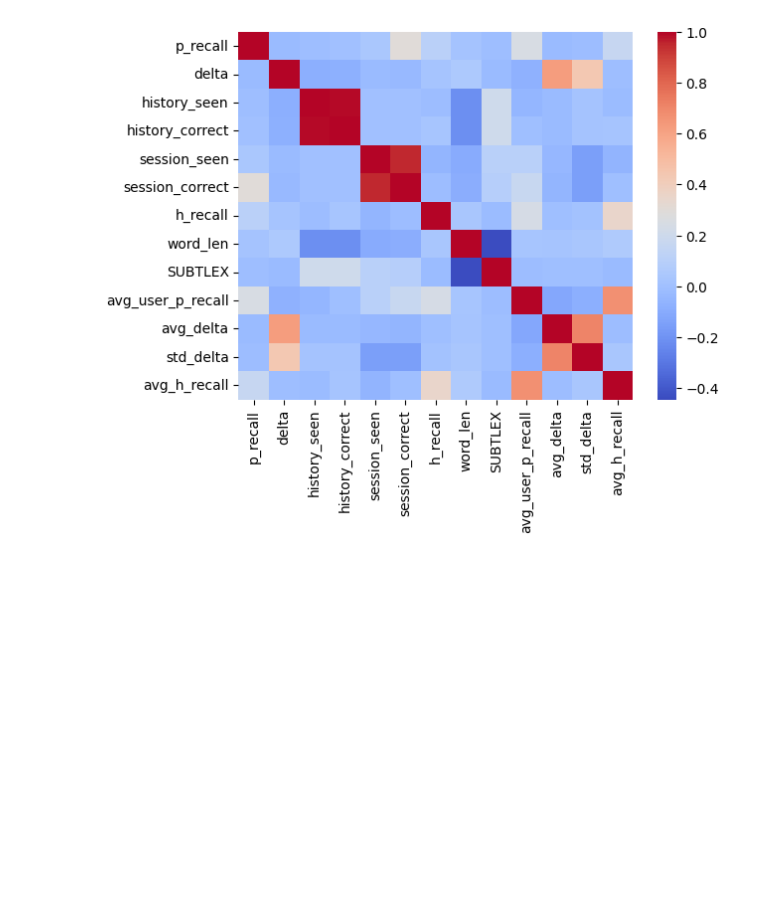
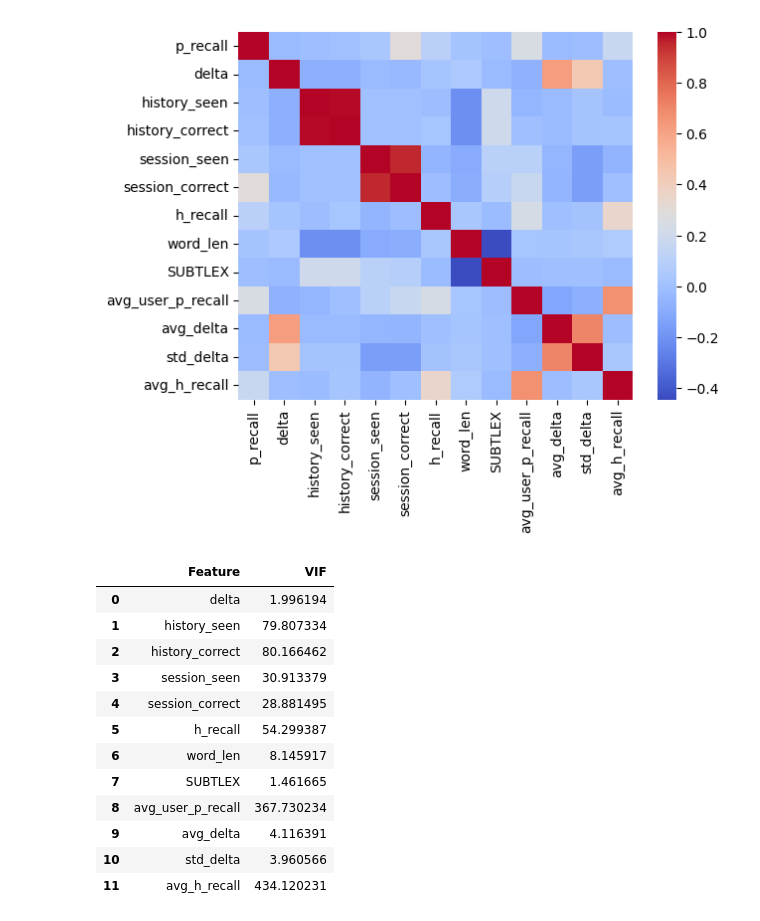
Before and after one commit to juliakubisa/spaced_repetition_algorithm, a Jupyter notebook: notebooks/baseline_models.ipynb, the cells around one changed output. Saved outputs shown, nothing was run; the diff lists cells and outputs as text; code cells hidden in the pictures; blank space fills up the shorter version.

```diff
--- a/notebooks/baseline_models.ipynb
+++ b/notebooks/baseline_models.ipynb
@@ -107,6 +108,8 @@ rare_threshold = 1000
 dff_1['tags_list'] = dff_1['tags_list'].apply(lambda x: x if tag_counts[x] > rare_threshold else 'rare')
 
 dff_1.drop(columns=['POS', 'person', 'number', 'gender', 'tense', 'def'], inplace=True)
+# %%
+dff_1.dropna(inplace=True)
 # %%
 # Correlation between variables
 sns.heatmap(dff_1.select_dtypes(exclude='O').corr(), annot=False, cmap='coolwarm')
@@ -149,3 +184,30 @@ def train_test_split(df):
 # %%
 def cap_y(prediction):
     return np.clip(prediction, 0, 1)
+# %%
+from statsmodels.stats.outliers_influence import variance_inflation_factor
+
+def calculate_vif(X):
+    vif_data = pd.DataFrame()
+    vif_data["Feature"] = X.columns
+    vif_data["VIF"] = [variance_inflation_factor(X.values, i) for i in range(X.shape[1])]
+    return vif_data
+# %%
+df_sample = dff_1.drop(columns='p_recall').sample(frac=0.5)
+
+vif = calculate_vif(df_sample.select_dtypes(exclude='O'))
+vif
+# %% [output]
+|  | Feature | VIF |
+| 0 | delta | 1.996194 |
+| 1 | history_seen | 79.807334 |
+| 2 | history_correct | 80.166462 |
+| 3 | session_seen | 30.913379 |
+| 4 | session_correct | 28.881495 |
+| 5 | h_recall | 54.299387 |
+| 6 | word_len | 8.145917 |
+| 7 | SUBTLEX | 1.461665 |
+| 8 | avg_user_p_recall | 367.730234 |
+| 9 | avg_delta | 4.116391 |
+| 10 | std_delta | 3.960566 |
+| 11 | avg_h_recall | 434.120231 |
```
Also changed, not shown: parts of 21 cells of this notebook.
